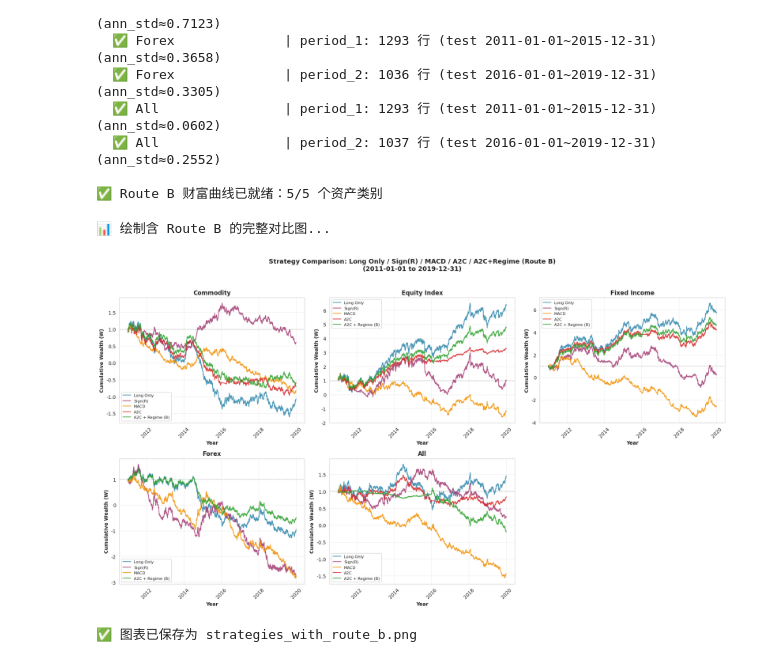
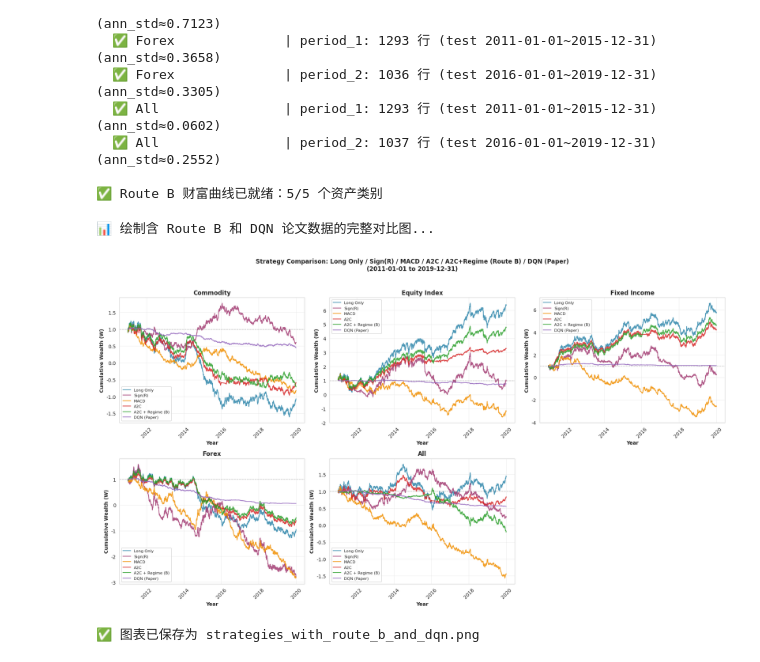
Before and after one commit to C-CU-2025-Fall/IEOR4733_Project, a Jupyter notebook: reproduction_of_figures/strategies_comparison.ipynb, the cells around one changed output. Drawn from its saved outputs; the diff is of its cells as text; code cells hidden in the pictures.

```diff
--- a/reproduction_of_figures/strategies_comparison.ipynb
+++ b/reproduction_of_figures/strategies_comparison.ipynb
@@ -748,7 +836,7 @@ PnL scale factor: 1.0000  (RB σ=0.064 == A2C σ=0.064, no rescaling)
 ✅ Route B 财富曲线已就绪：5/5 个资产类别
 # %%
 import matplotlib.dates as mdates
-print('📊 绘制含 Route B 的完整对比图...\n')
+print('📊 绘制含 Route B 和 DQN 论文数据的完整对比图...\n')
 
 asset_order_plot = ASSET_CLASSES_LIST + ['All']
 
@@ -758,6 +846,7 @@ COLORS_FULL = {
     'MACD':             '#F18F01',
     'A2C':              '#D62728',
     'A2C + Regime (B)': '#2CA02C',
+    'DQN (Paper)':      '#9467BD',  # 论文原始 DQN，用紫色区分（与 MACD 橙色区别）
 }
 
 all_strategy_data = {
@@ -766,6 +855,7 @@ all_strategy_data = {
     'MACD':             baseline_results.get('MACD', {}),
     'A2C':              a2c_wide_data,
     'A2C + Regime (B)': route_b_results,
+    'DQN (Paper)':      dqn_results,
 }
 
 fig, axes = plt.subplots(2, 3, figsize=(18, 10))
@@ -810,36 +900,36 @@ for idx, asset in enumerate(asset_order_plot):
 
         ax.plot(aligned_dates, wealth_e,
                 label=strategy,
                 linewidth=lw,
                 color=COLORS_FULL.get(strategy, '#888888'),
                 alpha=alpha)
 
     ax.set_xlabel('Year', fontsize=10, fontweight='bold')
     ax.set_ylabel('Cumulative Wealth (W)', fontsize=10, fontweight='bold')
     ax.set_title(asset, fontsize=12, fontweight='bold')
     ax.grid(True, alpha=0.3)
     ax.legend(loc='best', fontsize=8, frameon=True)
     ax.axhline(y=1.0, color='gray', linestyle='--', linewidth=1, alpha=0.5)
 
     if uses_datetime_axis:
         ax.xaxis.set_major_locator(mdates.YearLocator(base=2))
         ax.xaxis.set_major_formatter(mdates.DateFormatter('%Y'))
         ax.tick_params(axis='x', rotation=45)
 
 for idx in range(len(asset_order_plot), len(axes)):
     axes[idx].axis('off')
 
 plt.suptitle(
-    'Strategy Comparison: Long Only / Sign(R) / MACD / A2C / A2C+Regime (Route B)\n'
+    'Strategy Comparison: Long Only / Sign(R) / MACD / A2C / A2C+Regime (Route B) / DQN (Paper)\n'
     f'({TEST_START} to {TEST_END})',
-    fontsize=13, fontweight='bold', y=1.00
+    fontsize=12, fontweight='bold', y=1.00
 )
 plt.tight_layout(rect=[0, 0, 1, 0.98])
-out_path = OUTPUT_DIR / 'strategies_with_route_b.png'
+out_path = OUTPUT_DIR / 'strategies_with_route_b_and_dqn.png'
 plt.savefig(str(out_path), dpi=300, bbox_inches='tight')
 plt.show()
 print(f'✅ 图表已保存为 {out_path.name}')
 # %% [output]
-📊 绘制含 Route B 的完整对比图...
+📊 绘制含 Route B 和 DQN 论文数据的完整对比图...
-[figure, old version]
+[figure, new version]
-✅ 图表已保存为 strategies_with_route_b.png
+✅ 图表已保存为 strategies_with_route_b_and_dqn.png
```
Also changed, not shown: parts of 2 cells of this notebook, 2 other files.
